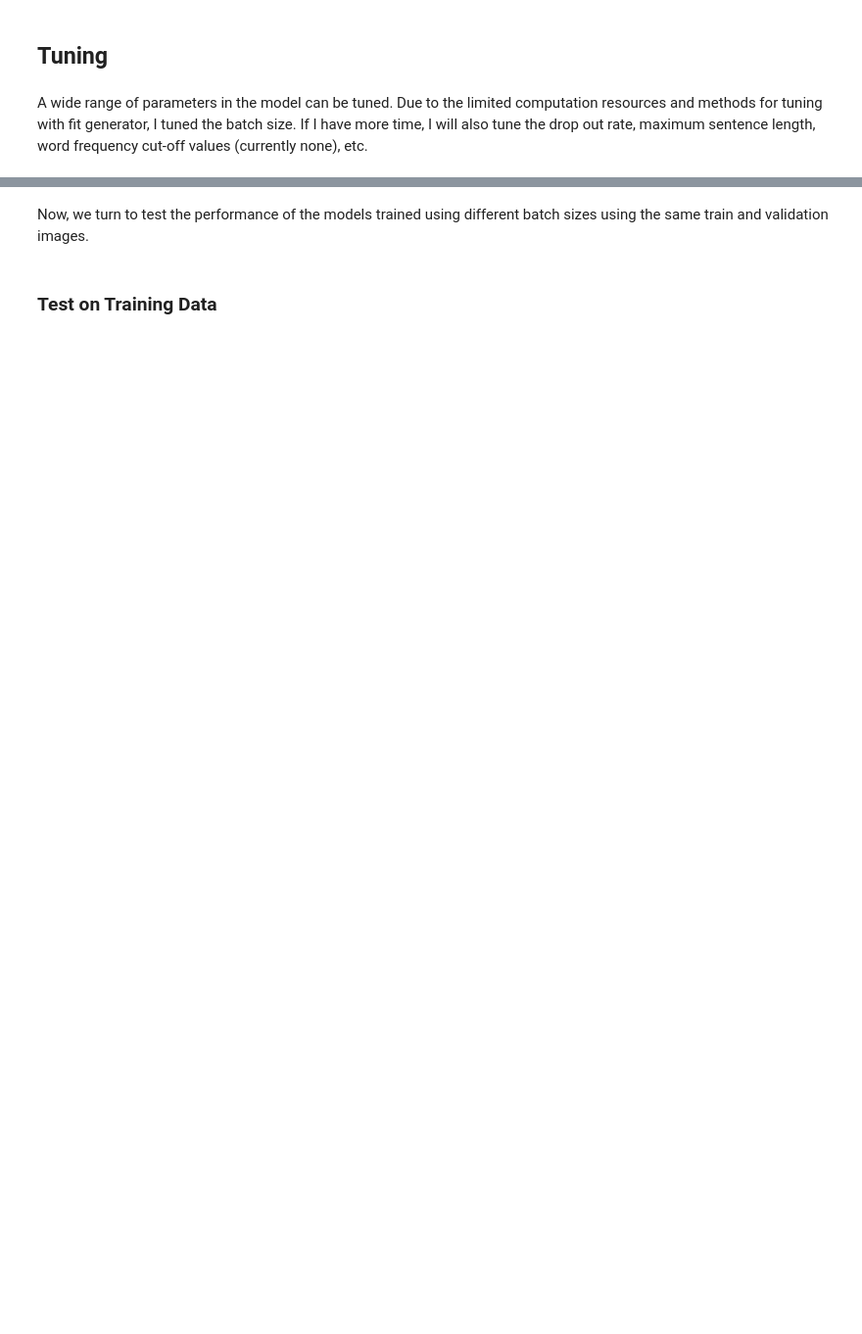
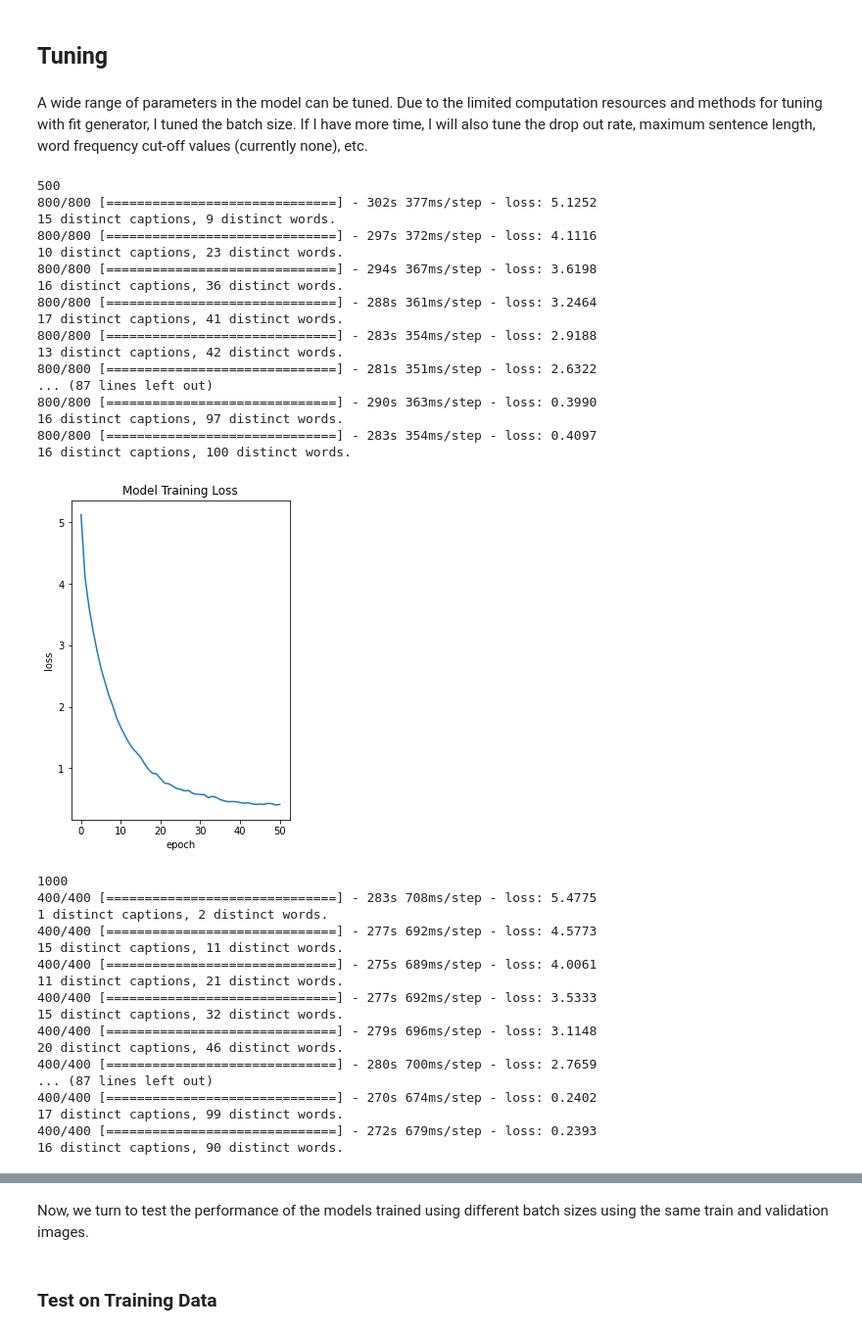
Before and after one commit to TianyuanCai/image_captioning, a Jupyter notebook: image_captioning.ipynb, the cells around one changed output, grey strips where cells are left out. Shown at 98% size. Saved outputs shown, nothing was run; the diff lists cells and outputs as text; code cells hidden in the pictures; blank space fills up the shorter version.

Commit message:
finalized notebook

```diff
--- a/image_captioning.ipynb
+++ b/image_captioning.ipynb
@@ -111,7 +120,7 @@ We start by extracting image and caption (annotation) data from COCO website.
 # %%
 # Specify data directory and the COCO training file to be used
 # Update the following directory with the new working directory found by the previous command
-data_dir = "/home/tcai/Documents/nlp/final_project"
+data_dir = "."
 data_type = "train2017"
 data_zipfile = '%s.zip' % (data_type)
 # %% [markdown]
@@ -645,7 +779,7 @@ for j in np.random.choice(range(len(test_captions)), 5):
 A wide range of parameters in the model can be tuned. Due to the limited computation resources and methods for tuning with fit generator, I tuned the batch size. If I have more time, I will also tune the drop out rate, maximum sentence length, word frequency cut-off values (currently none), etc.
 # %%
 # Trying out different batch sizes
-for batch_size in [500, 1000, 2000, 3000]:
+for batch_size in [500, 1000]:
     loss = {}
     model.load_weights(model_directory + '/model.h5')
     steps = len(captions) // batch_size
@@ -658,30 +792,66 @@ for batch_size in [500, 1000, 2000, 3000]:
                                       steps_per_epoch=steps,
                                       verbose=1)
         loss[epoch_idx] = history.history['loss']
 
         model.save_weights(model_directory + '/model_epoch' + str(epoch_idx) +
                            "_bs" + str(batch_size) + '.h5')
         epoch_idx += 1
 
         distinct_desc = []
         temp_desc = ''
         for j in range(20):
             img_desc = generate_desc(model, tokenizer, images_features[j],
                                      max_length)
             distinct_desc.append(img_desc)
             temp_desc += '' + img_desc
 
         print("%s distinct captions, %s distinct words." % (len(
             list(set(distinct_desc))), len(list(set(temp_desc.split(' '))))))
 
     # Plot model loss
     plt.title('Model Training Loss')
 
     loss_lists = sorted(
         loss.items())  # sorted by key, return a list of tuples
     x, y = zip(*loss_lists)  # unpack a list of pairs into two tuples
     plt.plot(x, y)
 
     plt.ylabel('loss')
     plt.xlabel('epoch')
     plt.show()
+# %% [output]
+500
+800/800 [==============================] - 302s 377ms/step - loss: 5.1252
+15 distinct captions, 9 distinct words.
+800/800 [==============================] - 297s 372ms/step - loss: 4.1116
+10 distinct captions, 23 distinct words.
+800/800 [==============================] - 294s 367ms/step - loss: 3.6198
+16 distinct captions, 36 distinct words.
+800/800 [==============================] - 288s 361ms/step - loss: 3.2464
+17 distinct captions, 41 distinct words.
+800/800 [==============================] - 283s 354ms/step - loss: 2.9188
+13 distinct captions, 42 distinct words.
+800/800 [==============================] - 281s 351ms/step - loss: 2.6322
+... (87 lines left out)
+800/800 [==============================] - 290s 363ms/step - loss: 0.3990
+16 distinct captions, 97 distinct words.
+800/800 [==============================] - 283s 354ms/step - loss: 0.4097
+16 distinct captions, 100 distinct words.
+[figure, added]
+1000
+400/400 [==============================] - 283s 708ms/step - loss: 5.4775
+1 distinct captions, 2 distinct words.
+400/400 [==============================] - 277s 692ms/step - loss: 4.5773
+15 distinct captions, 11 distinct words.
+400/400 [==============================] - 275s 689ms/step - loss: 4.0061
+11 distinct captions, 21 distinct words.
+400/400 [==============================] - 277s 692ms/step - loss: 3.5333
+15 distinct captions, 32 distinct words.
+400/400 [==============================] - 279s 696ms/step - loss: 3.1148
+20 distinct captions, 46 distinct words.
+400/400 [==============================] - 280s 700ms/step - loss: 2.7659
+... (87 lines left out)
+400/400 [==============================] - 270s 674ms/step - loss: 0.2402
+17 distinct captions, 99 distinct words.
+400/400 [==============================] - 272s 679ms/step - loss: 0.2393
+16 distinct captions, 90 distinct words.
```
Also changed, not shown: parts of 30 cells of this notebook.
